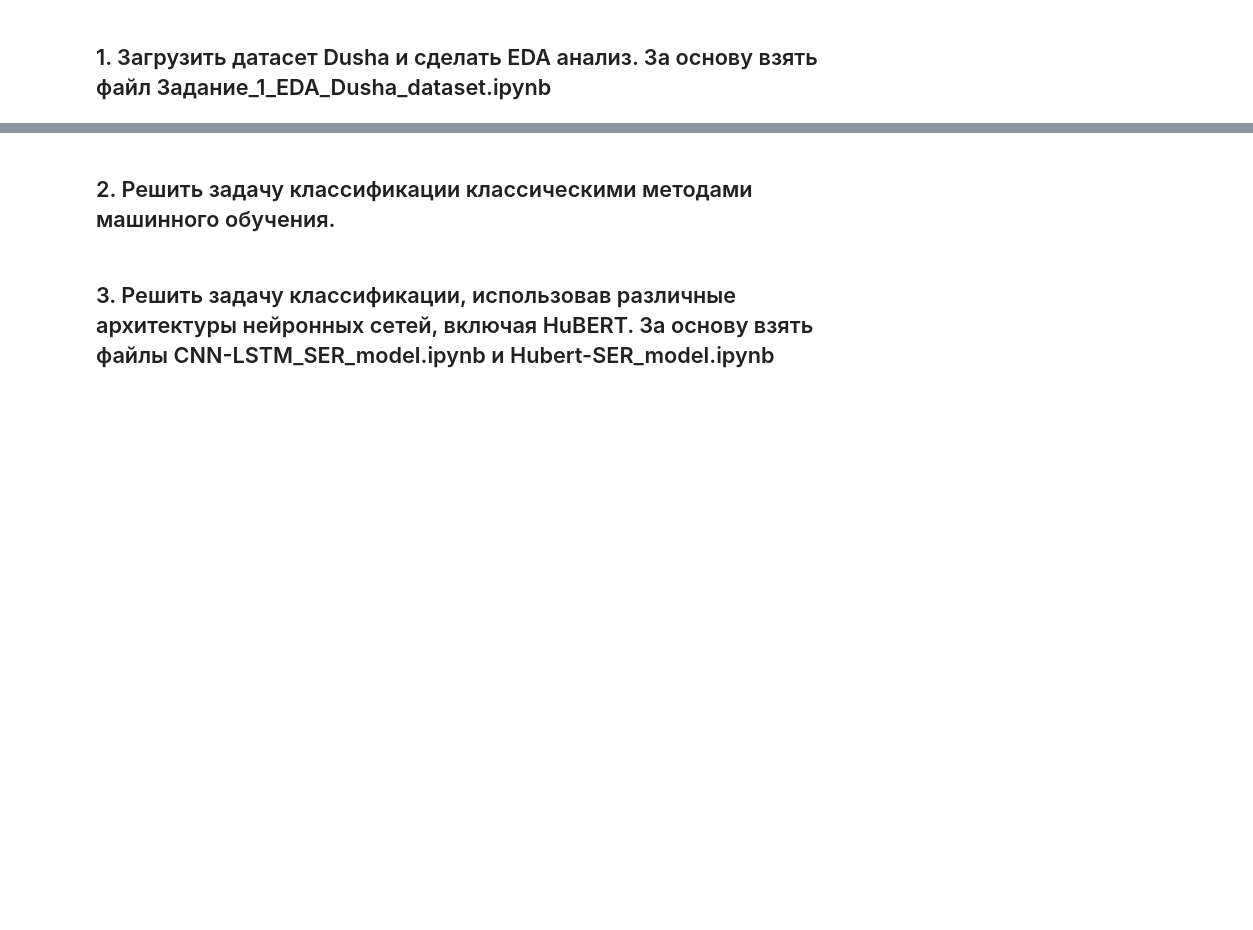
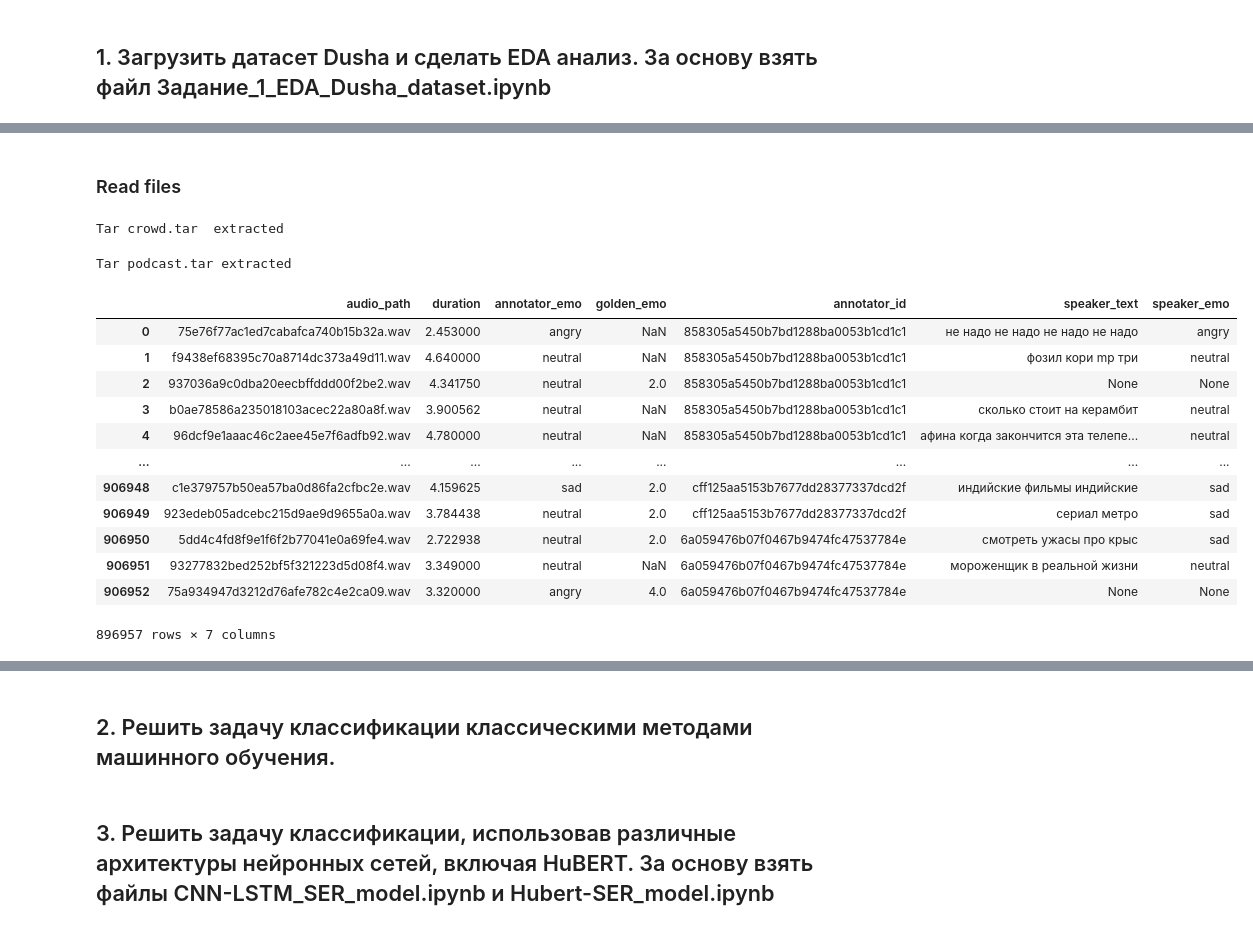
Before and after one commit to anpilove/NLP-FU, a Jupyter notebook: Lab6/Lab6_AudioSentiment.ipynb, the cells around one changed output, grey strips where cells are left out. Saved outputs shown, nothing was run; the diff lists cells and outputs as text; code cells hidden in the pictures; blank space fills up the shorter version.

```diff
--- a/Lab6/Lab6_AudioSentiment.ipynb
+++ b/Lab6/Lab6_AudioSentiment.ipynb
@@ -28,0 +73,2 @@ ModuleNotFoundError: ignored
+# %% [markdown]
+### Read files
@@ -28,0 +82,18 @@ ModuleNotFoundError: ignored
+# %%
+tar_file_path = 'crowd.tar'
+
+with tarfile.open(tar_file_path, 'r') as tar:
+    tar.extractall()
+
+print(f'Tar {tar_file_path} extracted')
+# %% [output]
+Tar crowd.tar  extracted
+# %%
+tar_file_path = 'podcast.tar'
+
+with tarfile.open(tar_file_path, 'r') as tar:
+    tar.extractall()
+
+print(f'Tar {tar_file_path} extracted')
+# %% [output]
+Tar podcast.tar extracted
@@ -28,0 +105,16 @@ ModuleNotFoundError: ignored
+# %%
+crowd_train
+# %% [output]
+|  | audio_path | duration | annotator_emo | golden_emo | annotator_id | speaker_text | speaker_emo |
+| 0 | 75e76f77ac1ed7cabafca740b15b32a.wav | 2.453000 | angry | NaN | 858305a5450b7bd1288ba0053b1cd1c1 | не надо не надо не надо не надо | angry |
+| 1 | f9438ef68395c70a8714dc373a49d11.wav | 4.640000 | neutral | NaN | 858305a5450b7bd1288ba0053b1cd1c1 | фозил кори mp три | neutral |
+| 2 | 937036a9c0dba20eecbffddd00f2be2.wav | 4.341750 | neutral | 2.0 | 858305a5450b7bd1288ba0053b1cd1c1 | None | None |
+| 3 | b0ae78586a235018103acec22a80a8f.wav | 3.900562 | neutral | NaN | 858305a5450b7bd1288ba0053b1cd1c1 | сколько стоит на керамбит | neutral |
+| 4 | 96dcf9e1aaac46c2aee45e7f6adfb92.wav | 4.780000 | neutral | NaN | 858305a5450b7bd1288ba0053b1cd1c1 | афина когда закончится эта телепе... | neutral |
+| ... | ... | ... | ... | ... | ... | ... | ... |
+| 906948 | c1e379757b50ea57ba0d86fa2cfbc2e.wav | 4.159625 | sad | 2.0 | cff125aa5153b7677dd28377337dcd2f | индийские фильмы индийские | sad |
+| 906949 | 923edeb05adcebc215d9ae9d9655a0a.wav | 3.784438 | neutral | 2.0 | cff125aa5153b7677dd28377337dcd2f | сериал метро | sad |
+| 906950 | 5dd4c4fd8f9e1f6f2b77041e0a69fe4.wav | 2.722938 | neutral | 2.0 | 6a059476b07f0467b9474fc47537784e | смотреть ужасы про крыс | sad |
+| 906951 | 93277832bed252bf5f321223d5d08f4.wav | 3.349000 | neutral | NaN | 6a059476b07f0467b9474fc47537784e | мороженщик в реальной жизни | neutral |
+| 906952 | 75a934947d3212d76afe782c4e2ca09.wav | 3.320000 | angry | 4.0 | 6a059476b07f0467b9474fc47537784e | None | None |
+896957 rows × 7 columns
```
Also changed, not shown: parts of 25 cells of this notebook.
